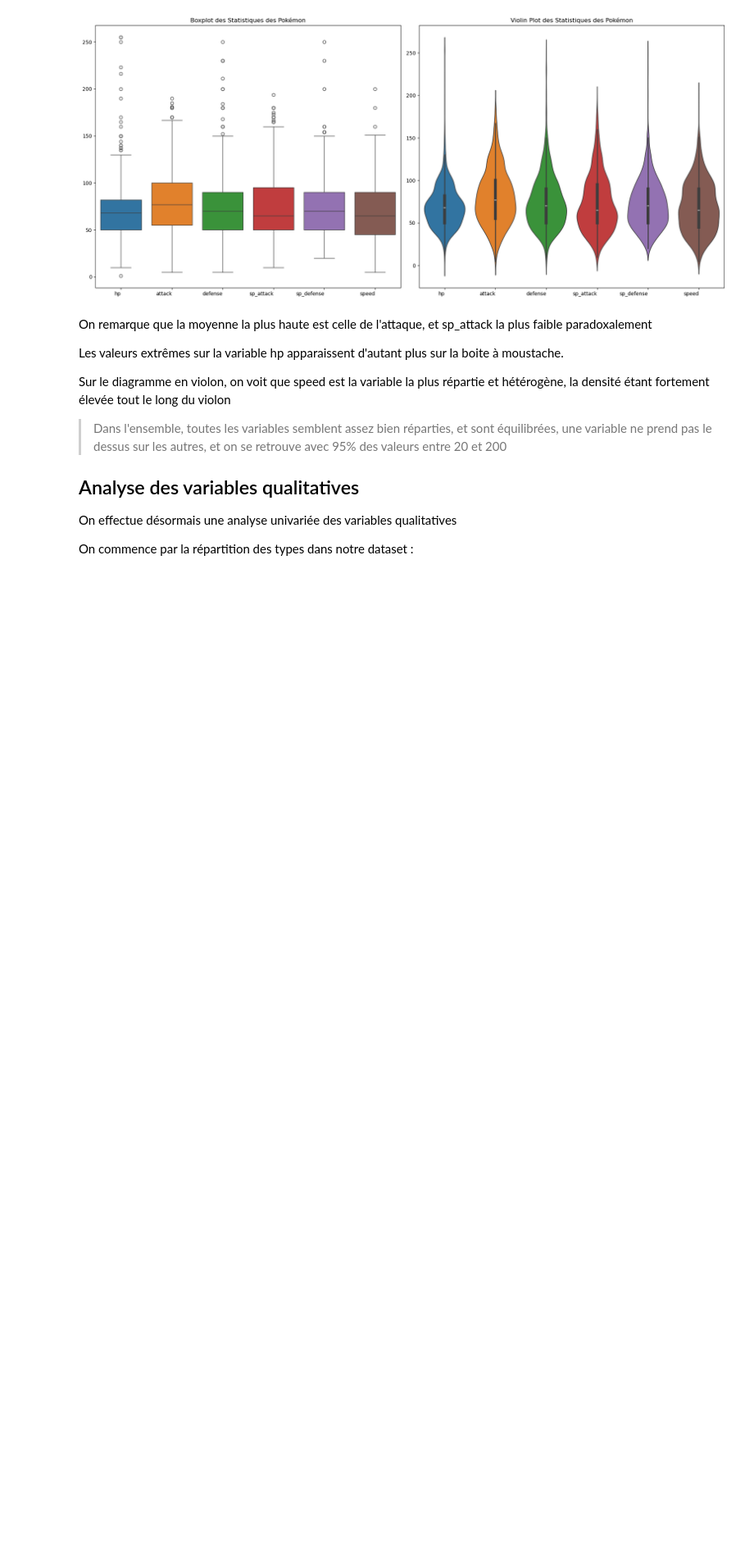
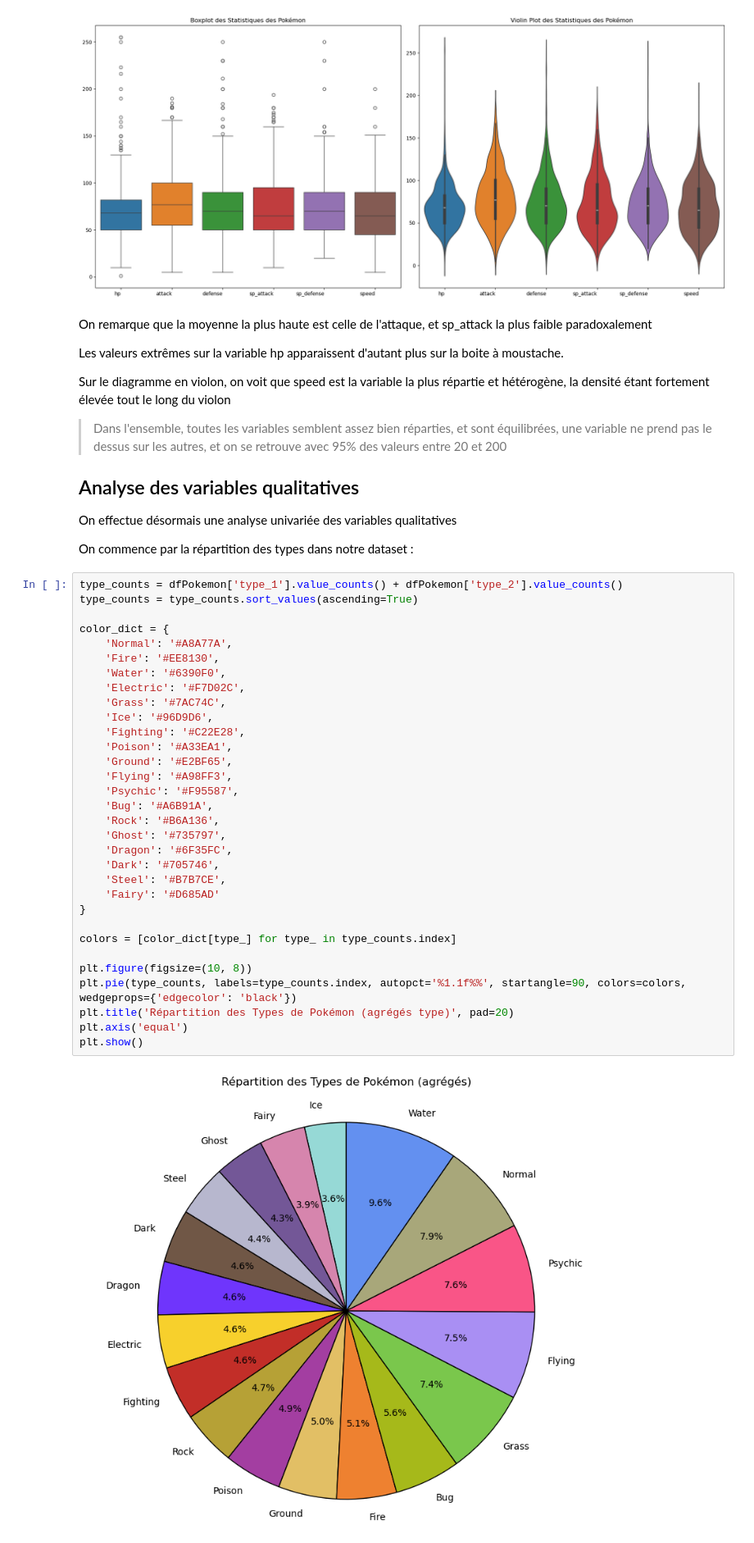
Before and after one commit to Furatus/4EDAP_Pokemon, a Jupyter notebook: Exploratory_analysis.ipynb, the cells around one changed output. Shown at 82% size. Cells and saved outputs as stored; diff of their text form; blank space fills up the shorter version.

Commit message:
adding pie chart and fixing issue with whitespaces in data cleaning

```diff
--- a/Exploratory_analysis.ipynb
+++ b/Exploratory_analysis.ipynb
@@ -378,3 +378,37 @@ Sur le diagramme en violon, on voit que speed est la variable la plus répartie
 On effectue désormais une analyse univariée des variables qualitatives
 
 On commence par la répartition des types dans notre dataset :
+# %%
+type_counts = dfPokemon['type_1'].value_counts() + dfPokemon['type_2'].value_counts()
+type_counts = type_counts.sort_values(ascending=True)
+
+color_dict = {
+    'Normal': '#A8A77A',
+    'Fire': '#EE8130',
+    'Water': '#6390F0',
+    'Electric': '#F7D02C',
+    'Grass': '#7AC74C',
+    'Ice': '#96D9D6',
+    'Fighting': '#C22E28',
+    'Poison': '#A33EA1',
+    'Ground': '#E2BF65',
+    'Flying': '#A98FF3',
+    'Psychic': '#F95587',
+    'Bug': '#A6B91A',
+    'Rock': '#B6A136',
+    'Ghost': '#735797',
+    'Dragon': '#6F35FC',
+    'Dark': '#705746',
+    'Steel': '#B7B7CE',
+    'Fairy': '#D685AD'
+}
+
+colors = [color_dict[type_] for type_ in type_counts.index]
+
+plt.figure(figsize=(10, 8))
+plt.pie(type_counts, labels=type_counts.index, autopct='%1.1f%%', startangle=90, colors=colors, wedgeprops={'edgecolor': 'black'})
+plt.title('Répartition des Types de Pokémon (agrégés type)', pad=20)
+plt.axis('equal')
+plt.show()
+# %% [output]
+[figure, added]
```
Also changed, not shown: 2 other files.
